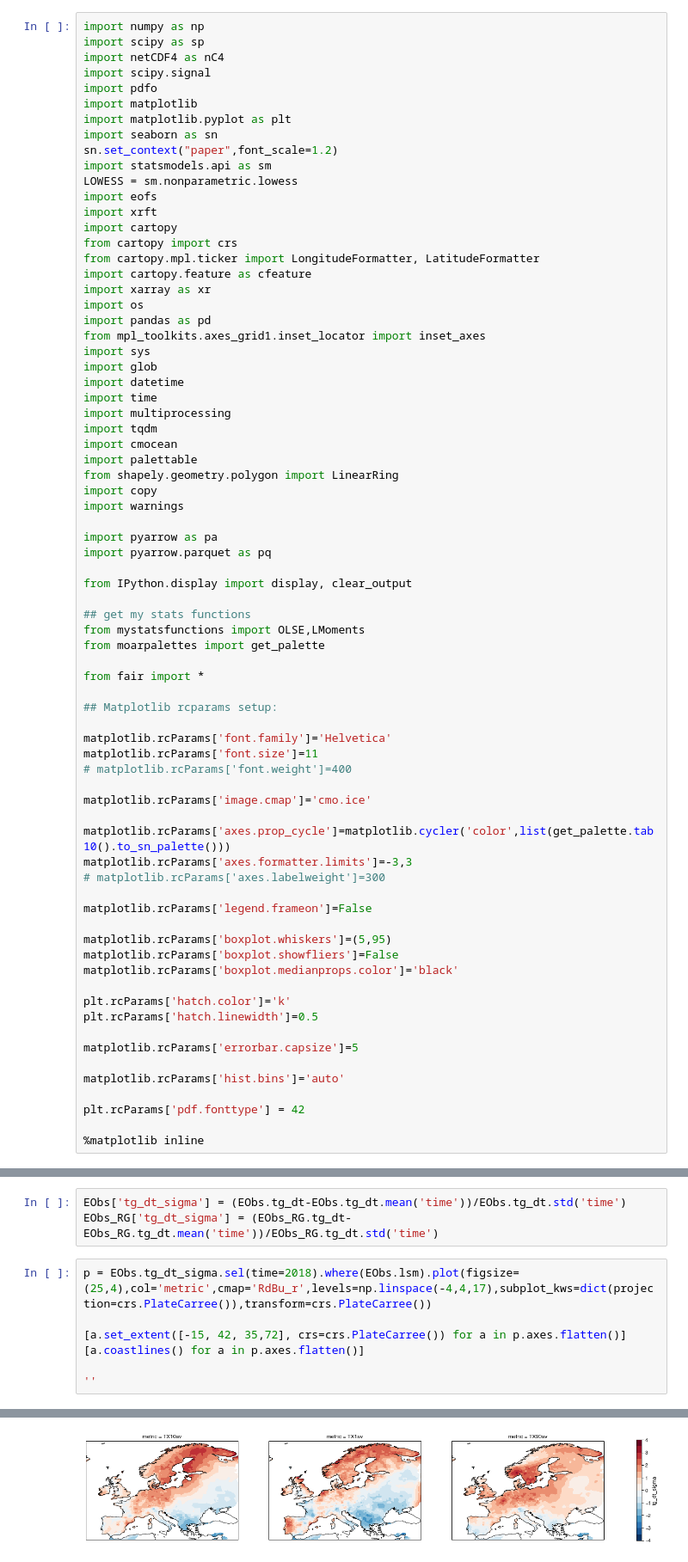
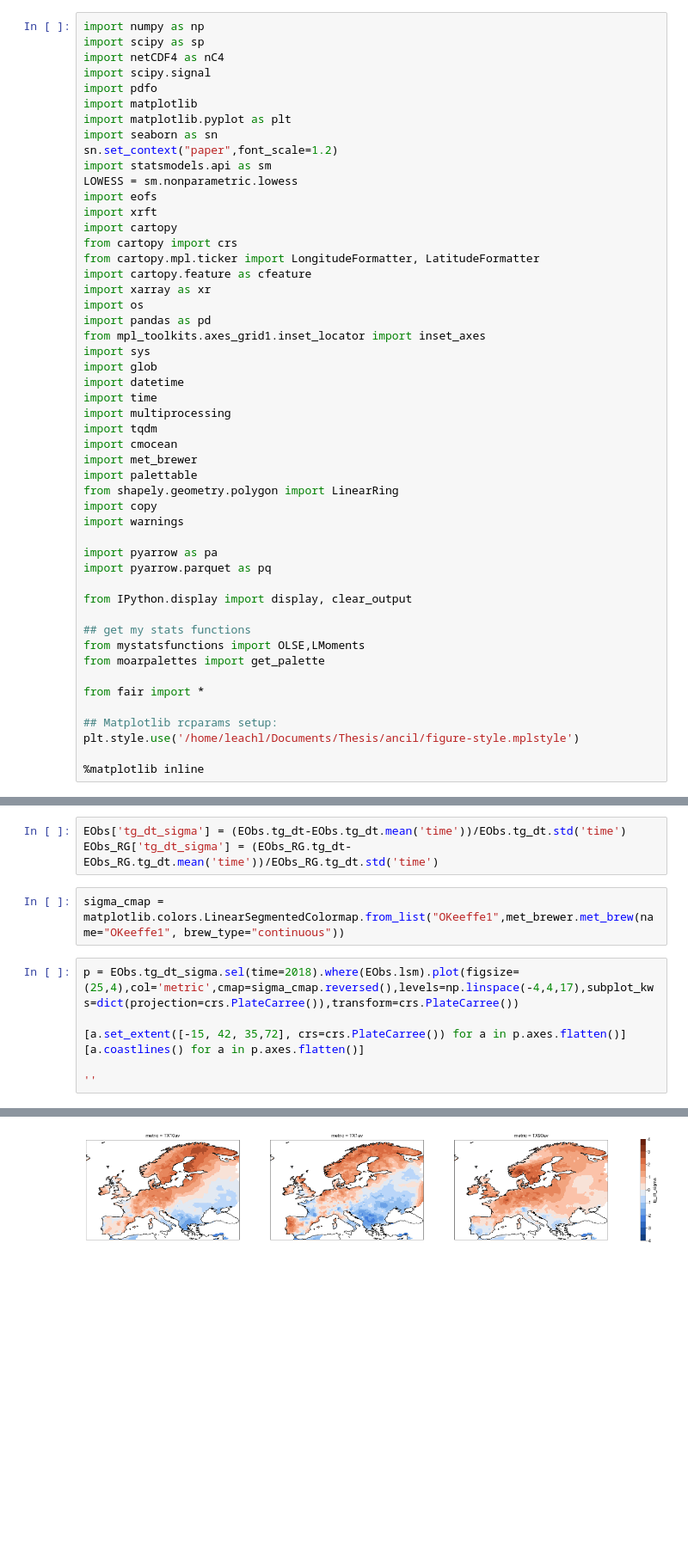
Before and after one commit to njleach/Ch1_EU-heatwave-2018, a Jupyter notebook: The-2018-heatwave.ipynb, the cells around one changed output, grey strips where cells are left out. Shown at 86% size. Saved outputs shown, nothing was run; the diff lists cells and outputs as text; blank space fills up the shorter version.

```diff
--- a/The-2018-heatwave.ipynb
+++ b/The-2018-heatwave.ipynb
@@ -29,6 +29,7 @@ import time
 import multiprocessing
 import tqdm
 import cmocean
+import met_brewer
 import palettable
 from shapely.geometry.polygon import LinearRing
 import copy
@@ -46,31 +47,7 @@ from moarpalettes import get_palette
 from fair import *
 
 ## Matplotlib rcparams setup:
-
-matplotlib.rcParams['font.family']='Helvetica'
-matplotlib.rcParams['font.size']=11
-# matplotlib.rcParams['font.weight']=400
-
-matplotlib.rcParams['image.cmap']='cmo.ice'
-
-matplotlib.rcParams['axes.prop_cycle']=matplotlib.cycler('color',list(get_palette.tab10().to_sn_palette()))
-matplotlib.rcParams['axes.formatter.limits']=-3,3
-# matplotlib.rcParams['axes.labelweight']=300
-
-matplotlib.rcParams['legend.frameon']=False
-
-matplotlib.rcParams['boxplot.whiskers']=(5,95)
-matplotlib.rcParams['boxplot.showfliers']=False
-matplotlib.rcParams['boxplot.medianprops.color']='black'
-
-plt.rcParams['hatch.color']='k'
-plt.rcParams['hatch.linewidth']=0.5
-
-matplotlib.rcParams['errorbar.capsize']=5
-
-matplotlib.rcParams['hist.bins']='auto'
-
-plt.rcParams['pdf.fonttype'] = 42
+plt.style.use('/home/leachl/Documents/Thesis/ancil/figure-style.mplstyle')
 
 %matplotlib inline
 # %%
@@ -243,16 +222,18 @@ g.fig.suptitle('Regional heatwave anomalies over 1981-2010 (E-Obs)',fontweight='
 # %%
 EObs['tg_dt_sigma'] = (EObs.tg_dt-EObs.tg_dt.mean('time'))/EObs.tg_dt.std('time')
 EObs_RG['tg_dt_sigma'] = (EObs_RG.tg_dt-EObs_RG.tg_dt.mean('time'))/EObs_RG.tg_dt.std('time')
+# %%
+sigma_cmap = matplotlib.colors.LinearSegmentedColormap.from_list("OKeeffe1",met_brewer.met_brew(name="OKeeffe1", brew_type="continuous"))
 # %%
-p = EObs.tg_dt_sigma.sel(time=2018).where(EObs.lsm).plot(figsize=(25,4),col='metric',cmap='RdBu_r',levels=np.linspace(-4,4,17),subplot_kws=dict(projection=crs.PlateCarree()),transform=crs.PlateCarree())
+p = EObs.tg_dt_sigma.sel(time=2018).where(EObs.lsm).plot(figsize=(25,4),col='metric',cmap=sigma_cmap.reversed(),levels=np.linspace(-4,4,17),subplot_kws=dict(projection=crs.PlateCarree()),transform=crs.PlateCarree())
 
 [a.set_extent([-15, 42, 35,72], crs=crs.PlateCarree()) for a in p.axes.flatten()]
 [a.coastlines() for a in p.axes.flatten()]
 
 ''
 # %% [output]
 ''
-[figure, old version]
+[figure, new version]
 # %%
 g=sn.catplot(data=EObs_RG.tg_dt_sigma.sel(time=2018).to_dataframe().tg_dt_sigma.reset_index(),y='tg_dt_sigma',x='region',hue='metric',hue_order=['TX1av','TX10av','TX90av'],kind='point',ci=None,estimator=np.nanmedian,join=False,dodge=0.3,palette=palette[:3],scale=1,aspect=1.5)
 
```
Also changed, not shown: parts of 7 cells of this notebook, 4 other files.
